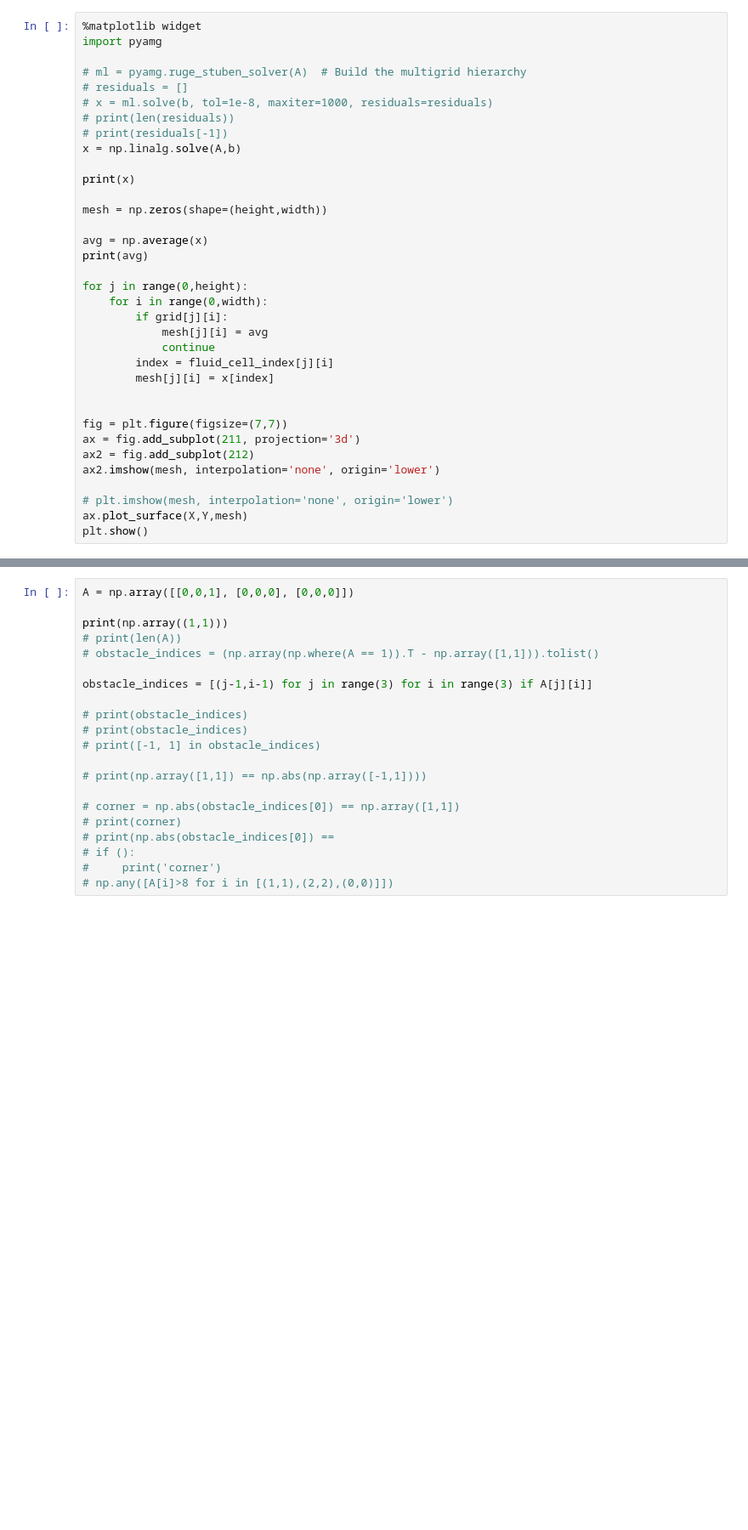
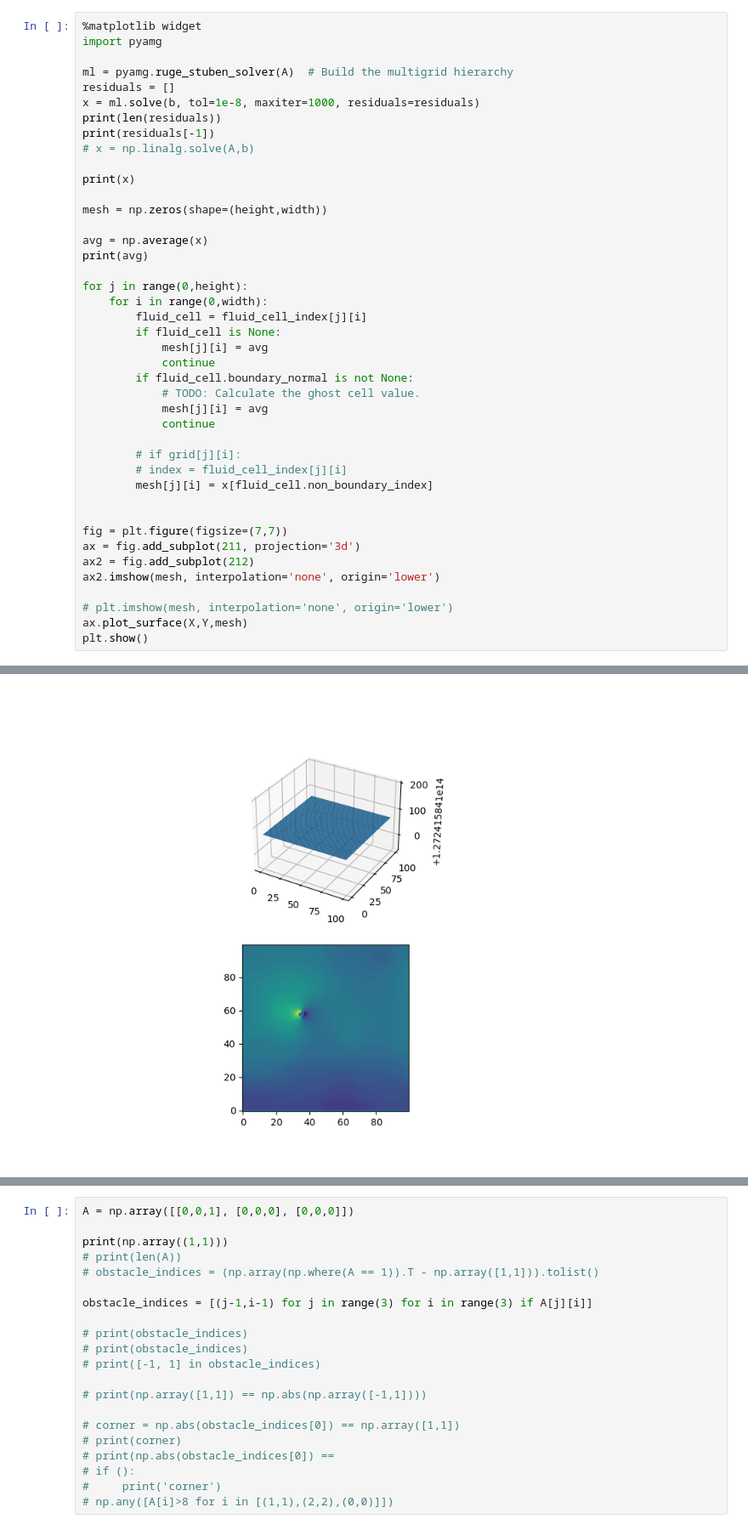
Before and after one commit to vladamakaric/navierstokes, a Jupyter notebook: ns copy.ipynb, the cells around one changed output, grey strips where cells are left out. Shown at 85% size. Drawn from its saved outputs; the diff is of its cells as text; blank space fills up the shorter version.

```diff
--- a/ns copy.ipynb
+++ b/ns copy.ipynb
@@ -80,12 +102,12 @@ print(A.shape)
 %matplotlib widget
 import pyamg
 
-# ml = pyamg.ruge_stuben_solver(A)  # Build the multigrid hierarchy
-# residuals = []
-# x = ml.solve(b, tol=1e-8, maxiter=1000, residuals=residuals)
-# print(len(residuals))
-# print(residuals[-1])
-x = np.linalg.solve(A,b)
+ml = pyamg.ruge_stuben_solver(A)  # Build the multigrid hierarchy
+residuals = []
+x = ml.solve(b, tol=1e-8, maxiter=1000, residuals=residuals)
+print(len(residuals))
+print(residuals[-1])
+# x = np.linalg.solve(A,b)
 
 print(x)
 
@@ -96,11 +118,18 @@ print(avg)
 
 for j in range(0,height):
     for i in range(0,width):
-        if grid[j][i]:
+        fluid_cell = fluid_cell_index[j][i]
+        if fluid_cell is None:
             mesh[j][i] = avg
             continue
-        index = fluid_cell_index[j][i]
-        mesh[j][i] = x[index]
+        if fluid_cell.boundary_normal is not None:
+            # TODO: Calculate the ghost cell value.
+            mesh[j][i] = avg
+            continue
+
+        # if grid[j][i]:
+        # index = fluid_cell_index[j][i]
+        mesh[j][i] = x[fluid_cell.non_boundary_index]
 
 
 fig = plt.figure(figsize=(7,7))
@@ -116,3 +149,4 @@ LinAlgError: Singular matrix
+[figure, added]
 # %%
 U = np.zeros(shape=mesh.shape)
 V = np.zeros(shape=mesh.shape)
```
Also changed, not shown: parts of 6 cells of this notebook, 1 other file.
